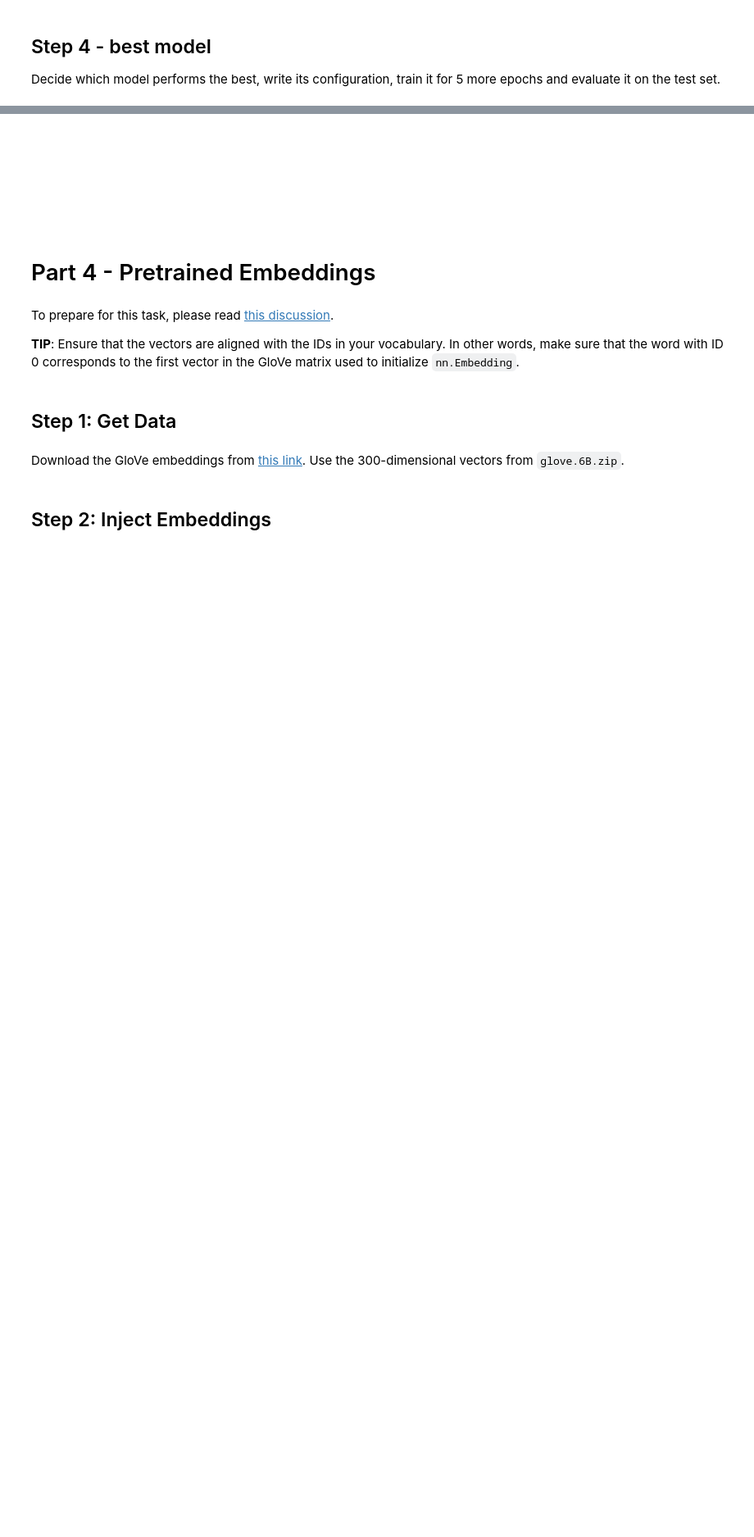
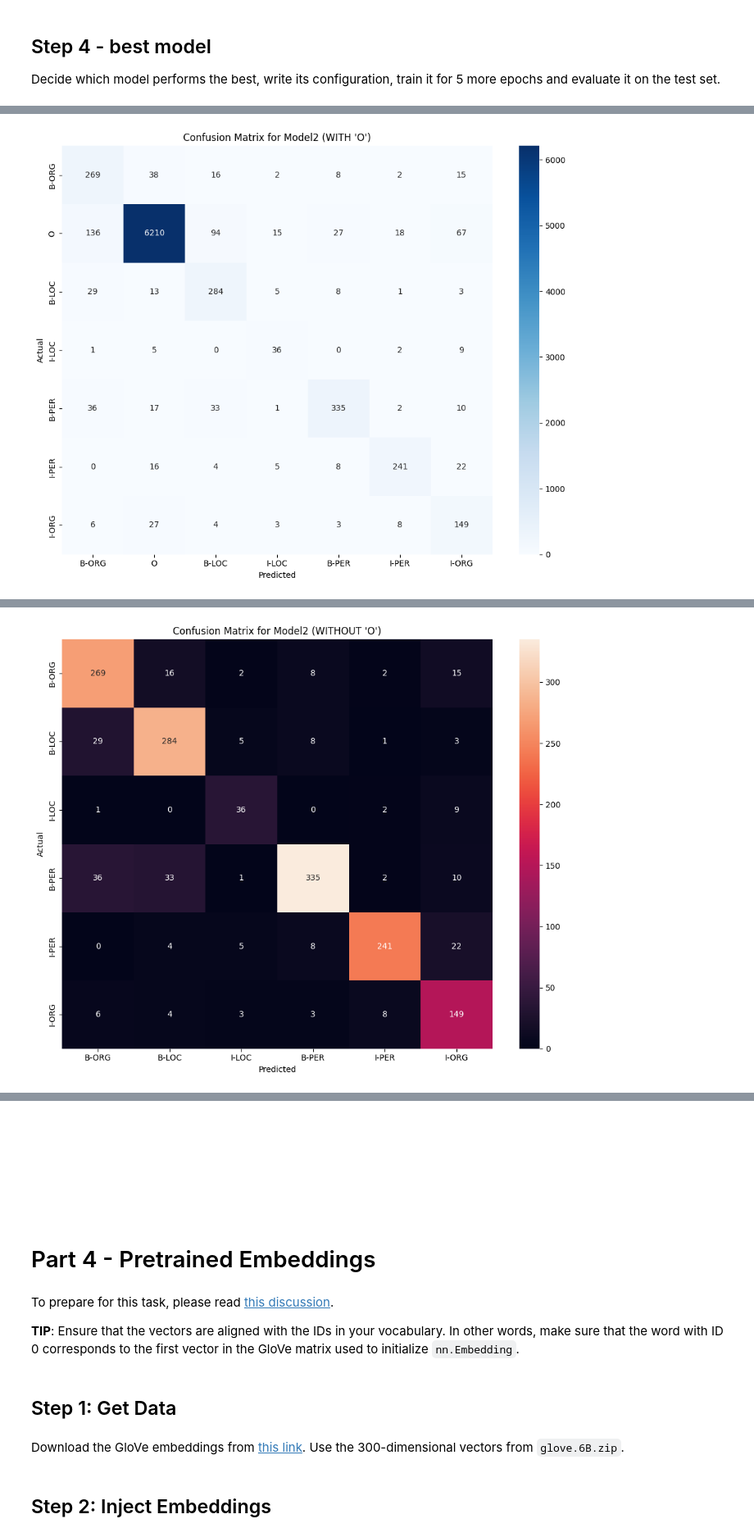
Before and after one commit to roybh1/nlp-ex2, a Jupyter notebook: Assignment_3v0_2_NER.ipynb, the cells around one changed output, grey strips where cells are left out. Shown at 82% size. Cells and saved outputs as stored; diff of their text form; code cells hidden in the pictures; blank space fills up the shorter version.

```diff
--- a/Assignment_3v0_2_NER.ipynb
+++ b/Assignment_3v0_2_NER.ipynb
@@ -794,0 +998,69 @@ best_model_cfg = {'embedding_size':EMB_DIM, 'hidden_size': 800, 'n_layers': 3, '
+# %%
+best_model_cfg = {'embedding_size':EMB_DIM, 'hidden_size': 800, 'n_layers': 3, 'directions': 2}
+# # TO DO ----------------------------------------------------------------------
+model = NERNet(**best_model_cfg, input_size=vocab.n_words, output_size=vocab.n_tags)
+model.to(DEVICE)
+train_loop(model, n_epochs=10, dataloader_train=dl_train, dataloader_dev=dl_dev)
+
+all_preds = []
+all_labels = []
+model.eval()
+with th.no_grad():
+    for inputs, labels_batch in dl_test:
+        inputs = inputs.to(DEVICE)
+        labels_batch = labels_batch.to(DEVICE)
+        outputs = model(inputs)
+        preds = outputs.argmax(dim=2)
+        mask = inputs != 0
+        all_preds.extend(preds[mask].cpu().numpy())
+        all_labels.extend(labels_batch[mask].cpu().numpy())
+
+# Build label names
+labels = list(vocab.tag2id.values())
+tag_names = [vocab.id2tag[i] for i in labels]
+
+# === Classification Report (WITH "O") ===
+print(f"\n📊 Classification Report for {model_name} (WITH 'O'):")
+print(classification_report(
+    all_labels, all_preds,
+    labels=labels,
+    target_names=tag_names,
+    zero_division=0
+))
+
+# === Confusion Matrix (WITH "O") ===
+cm = confusion_matrix(all_labels, all_preds, labels=labels)
+plt.figure(figsize=(10, 8))
+sns.heatmap(cm, annot=True, fmt='d', xticklabels=tag_names, yticklabels=tag_names, cmap="Blues")
+plt.xlabel("Predicted")
+plt.ylabel("Actual")
+plt.title(f"Confusion Matrix for {model_name} (WITH 'O')")
+plt.tight_layout()
+plt.show()
+
+# === Classification Report (WITHOUT "O") ===
+labels_wo_o = [i for i in labels if vocab.id2tag[i] != "O"]
+tag_names_wo_o = [vocab.id2tag[i] for i in labels_wo_o]
+
+print(f"\n📊 Classification Report for {model_name} (WITHOUT 'O'):")
+print(classification_report(
+    all_labels, all_preds,
+    labels=labels_wo_o,
+    target_names=tag_names_wo_o,
+    zero_division=0
+))
+
+# === Confusion Matrix (WITHOUT "O") ===
+cm_wo_o = confusion_matrix(all_labels, all_preds, labels=labels_wo_o)
+plt.figure(figsize=(10, 8))
+sns.heatmap(cm_wo_o, annot=True, fmt='d', xticklabels=tag_names_wo_o, yticklabels=tag_names_wo_o, cmap="rocket")
+plt.xlabel("Predicted")
+plt.ylabel("Actual")
+plt.title(f"Confusion Matrix for {model_name} (WITHOUT 'O')")
+plt.tight_layout()
+plt.show()
+eval_result = evaluate(model, "best_model", dl_test, vocab)
+print(tabulate(results, headers='keys', tablefmt='psql',floatfmt=".4f"))
+
+# # TO DO ----------------------------------------------------------------------
+# %% [output]
@@ -794,0 +1081 @@ best_model_cfg = {'embedding_size':EMB_DIM, 'hidden_size': 800, 'n_layers': 3, '
+[figure, added]
@@ -794,0 +1095 @@ best_model_cfg = {'embedding_size':EMB_DIM, 'hidden_size': 800, 'n_layers': 3, '
+[figure, added]
```
Also changed, not shown: parts of 5 cells of this notebook, 2 other files.
